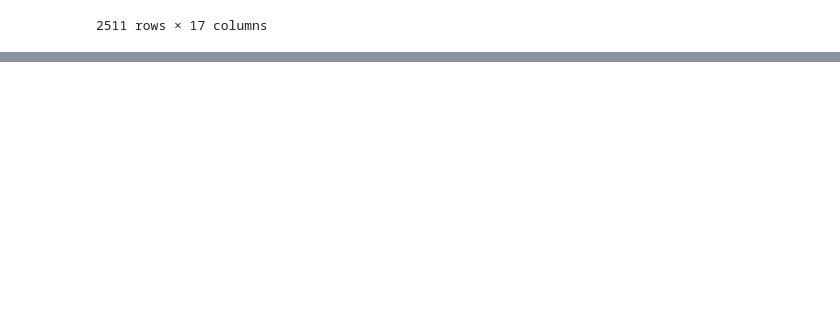
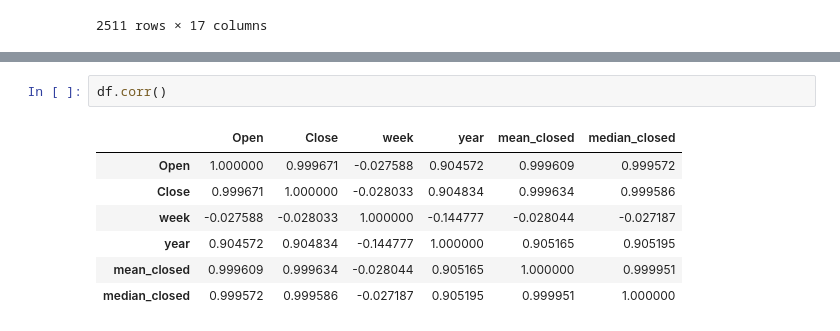
Before and after one commit to bhardwajshivam/Optimizing-Order-Execution-Strategy-for-HFT, a Jupyter notebook: Strategy-development.ipynb, the cells around one changed output, grey strips where cells are left out. Drawn from its saved outputs; the diff is of its cells as text; blank space fills up the shorter version.

```diff
--- a/Strategy-development.ipynb
+++ b/Strategy-development.ipynb
@@ -137,0 +221,10 @@ dtype('int64')
+# %%
+df.corr()
+# %% [output]
+|  | Open | Close | week | year | mean_closed | median_closed |
+| Open | 1.000000 | 0.999671 | -0.027588 | 0.904572 | 0.999609 | 0.999572 |
+| Close | 0.999671 | 1.000000 | -0.028033 | 0.904834 | 0.999634 | 0.999586 |
+| week | -0.027588 | -0.028033 | 1.000000 | -0.144777 | -0.028044 | -0.027187 |
+| year | 0.904572 | 0.904834 | -0.144777 | 1.000000 | 0.905165 | 0.905195 |
+| mean_closed | 0.999609 | 0.999634 | -0.028044 | 0.905165 | 1.000000 | 0.999951 |
+| median_closed | 0.999572 | 0.999586 | -0.027187 | 0.905195 | 0.999951 | 1.000000 |
```
Also changed, not shown: parts of 9 cells of this notebook.
